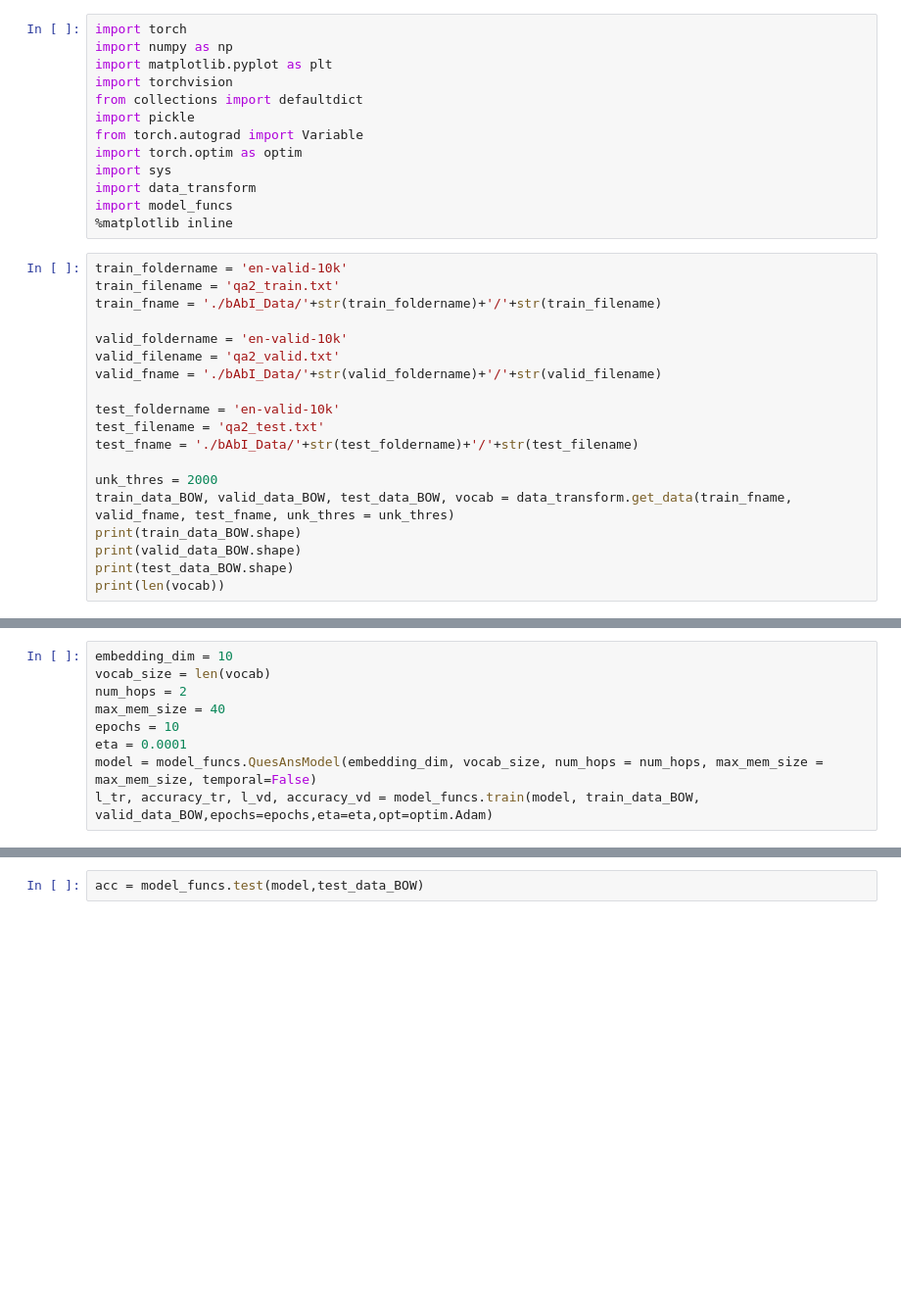
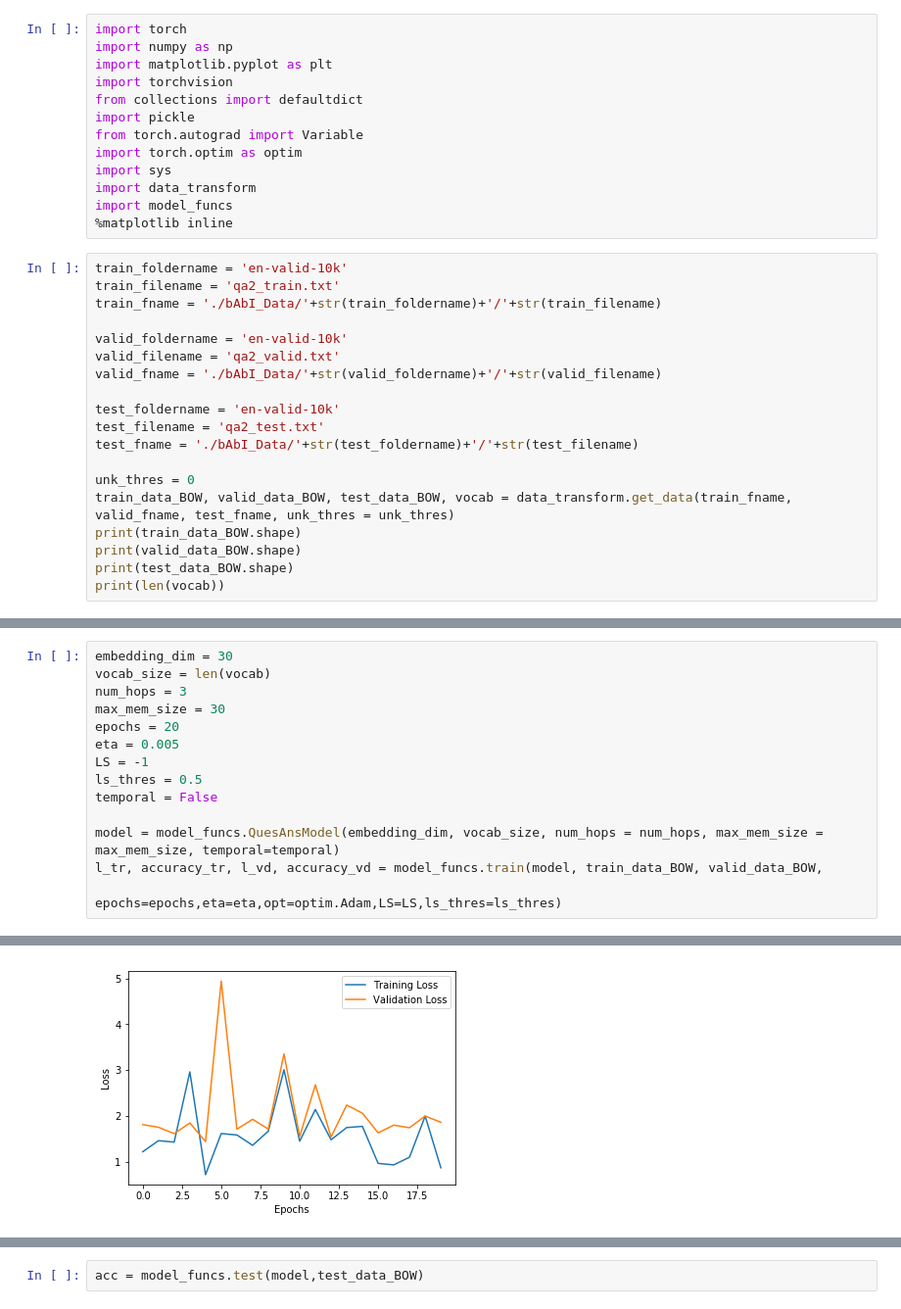
Before and after one commit to sparshgupta8130/Question_Answering_MemoryNets, a Jupyter notebook: Skeleton_Code.ipynb, the cells around one changed output, grey strips where cells are left out. Shown at 98% size. Cells and saved outputs as stored; diff of their text form; blank space fills up the shorter version.

```diff
--- a/Skeleton_Code.ipynb
+++ b/Skeleton_Code.ipynb
@@ -24,7 +24,7 @@ test_foldername = 'en-valid-10k'
 test_filename = 'qa2_test.txt'
 test_fname = './bAbI_Data/'+str(test_foldername)+'/'+str(test_filename)
 
-unk_thres = 2000
+unk_thres = 0
 train_data_BOW, valid_data_BOW, test_data_BOW, vocab = data_transform.get_data(train_fname, valid_fname, test_fname, unk_thres = unk_thres)
 print(train_data_BOW.shape)
 print(valid_data_BOW.shape)
@@ -33,9 +41,15 @@ print(len(vocab))
 # %%
-embedding_dim = 10
+embedding_dim = 30
 vocab_size = len(vocab)
-num_hops = 2
-max_mem_size = 40
-epochs = 10
-eta = 0.0001
-model = model_funcs.QuesAnsModel(embedding_dim, vocab_size, num_hops = num_hops, max_mem_size = max_mem_size, temporal=False)
-l_tr, accuracy_tr, l_vd, accuracy_vd = model_funcs.train(model, train_data_BOW, valid_data_BOW,epochs=epochs,eta=eta,opt=optim.Adam)
+num_hops = 3
+max_mem_size = 30
+epochs = 20
+eta = 0.005
+LS = -1
+ls_thres = 0.5
+temporal = False
+
+model = model_funcs.QuesAnsModel(embedding_dim, vocab_size, num_hops = num_hops, max_mem_size = max_mem_size, temporal=temporal)
+l_tr, accuracy_tr, l_vd, accuracy_vd = model_funcs.train(model, train_data_BOW, valid_data_BOW,
+                                                         epochs=epochs,eta=eta,opt=optim.Adam,LS=LS,ls_thres=ls_thres)
+# %% [output]
@@ -41,0 +73 @@ l_tr, accuracy_tr, l_vd, accuracy_vd = model_funcs.train(model, train_data_BOW,
+[figure, added]
```
Also changed, not shown: parts of 2 cells of this notebook.
